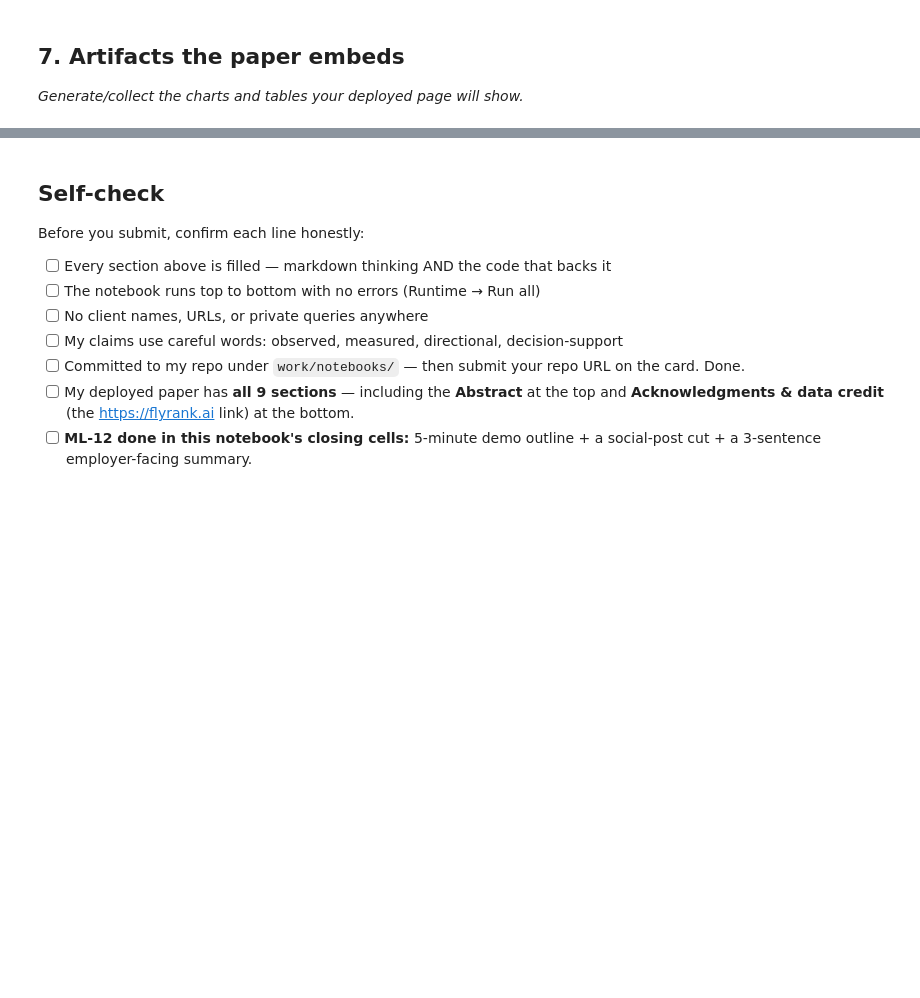
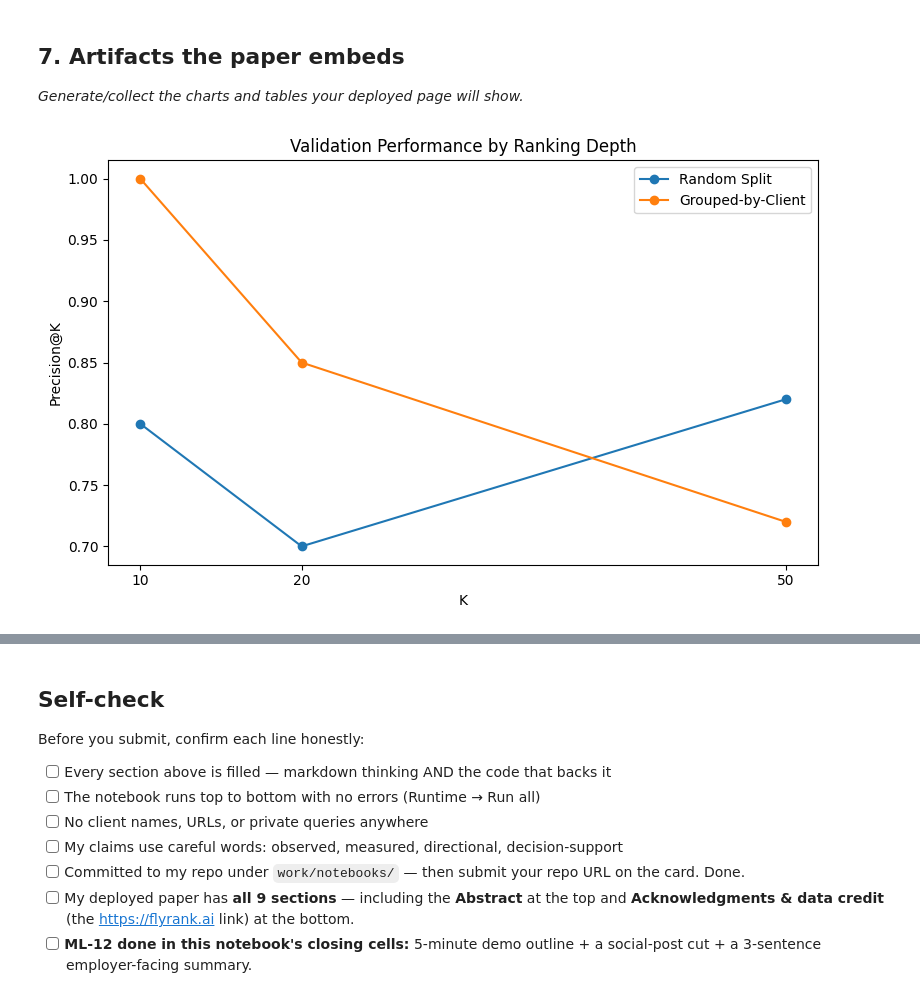
Before and after one commit to Sumit07-git/flyrank-ml-internship, a Jupyter notebook: work/notebooks/capstone.ipynb, the cells around one changed output, grey strips where cells are left out. Drawn from its saved outputs; the diff is of its cells as text; code cells hidden in the pictures; blank space fills up the shorter version.

```diff
--- a/work/notebooks/capstone.ipynb
+++ b/work/notebooks/capstone.ipynb
@@ -24,0 +250,8 @@ This skeleton is yours to fill. Work the sections **in order** — each one has
+# %%
+validation_results = pd.DataFrame({
+    "K": [10, 20, 50],
+    "Random Split Precision@K": [0.80, 0.70, 0.82],
+    "Grouped-by-Client Precision@K": [1.00, 0.85, 0.72]
+})
+
+display(validation_results)
@@ -34,3 +466,31 @@ This skeleton is yours to fill. Work the sections **in order** — each one has
 ## 7. Artifacts the paper embeds
 
 *Generate/collect the charts and tables your deployed page will show.*
+# %%
+import matplotlib.pyplot as plt
+
+plt.figure(figsize=(8, 5))
+
+plt.plot(
+    validation_results["K"],
+    validation_results["Random Split Precision@K"],
+    marker="o",
+    label="Random Split"
+)
+
+plt.plot(
+    validation_results["K"],
+    validation_results["Grouped-by-Client Precision@K"],
+    marker="o",
+    label="Grouped-by-Client"
+)
+
+plt.xlabel("K")
+plt.ylabel("Precision@K")
+plt.title("Validation Performance by Ranking Depth")
+plt.xticks([10, 20, 50])
+plt.legend()
+plt.tight_layout()
+plt.show()
+# %% [output]
+[figure, added]
```
Also changed, not shown: parts of 29 cells of this notebook.
